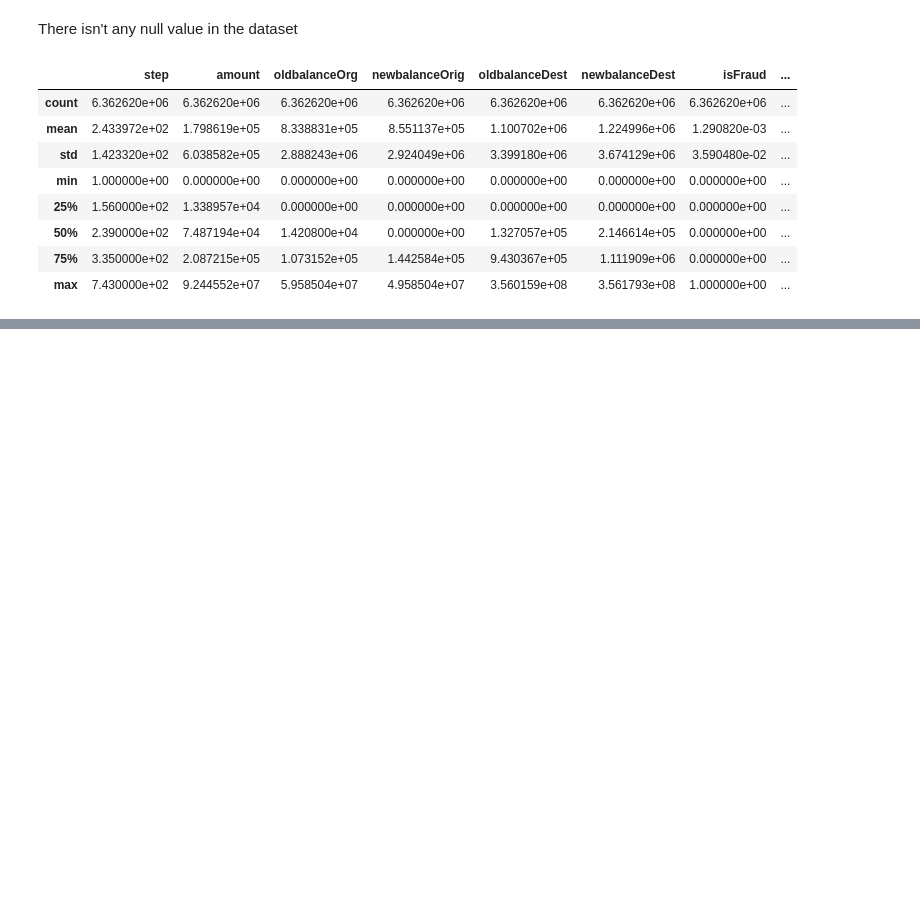
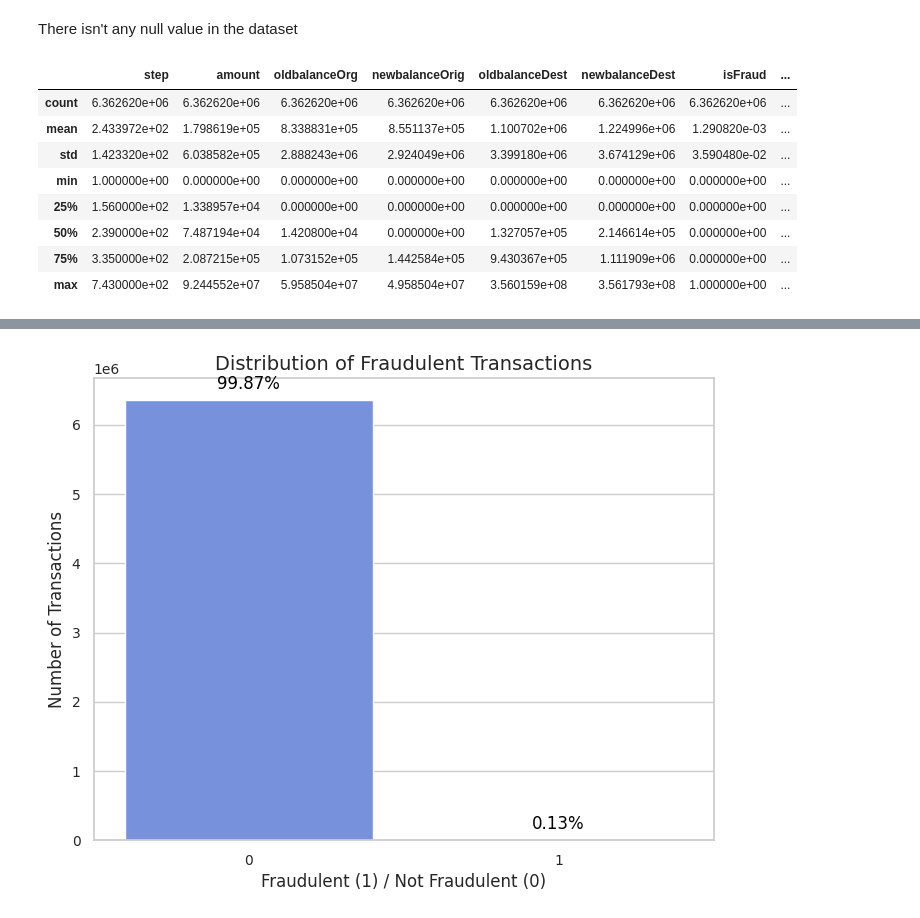
Before and after one commit to viktoruebelhart/analyzing-financial-fraud, a Jupyter notebook: analyzing_financial_fraud.ipynb, the cells around one changed output, grey strips where cells are left out. Drawn from its saved outputs; the diff is of its cells as text; code cells hidden in the pictures; blank space fills up the shorter version.

```diff
--- a/analyzing_financial_fraud.ipynb
+++ b/analyzing_financial_fraud.ipynb
@@ -130,0 +150,28 @@ df.describe()
+# %%
+# Calculate the percentage of fraudulent transactions
+fraud_percentage = df['isFraud'].value_counts(normalize=True) * 100
+
+# Create the plot
+plt.figure(figsize=(8, 6))
+sns.set_palette("coolwarm")
+ax = sns.countplot(x='isFraud', data=df)
+
+# Customize title and axis labels
+plt.title('Distribution of Fraudulent Transactions')
+plt.xlabel('Fraudulent (1) / Not Fraudulent (0)')
+plt.ylabel('Number of Transactions')
+
+# Add percentage labels to the bars
+for p, percentage in zip(ax.patches, fraud_percentage):
+    ax.annotate(f'{percentage:.2f}%',
+                (p.get_x() + p.get_width() / 2., p.get_height()),
+                ha='center',
+                va='bottom',
+                xytext=(0, 5),
+                textcoords='offset points',
+                fontsize=12,
+                color='black')
+
+plt.show()
+# %% [output]
+[figure, added]
```
Also changed, not shown: parts of 3 cells of this notebook.
